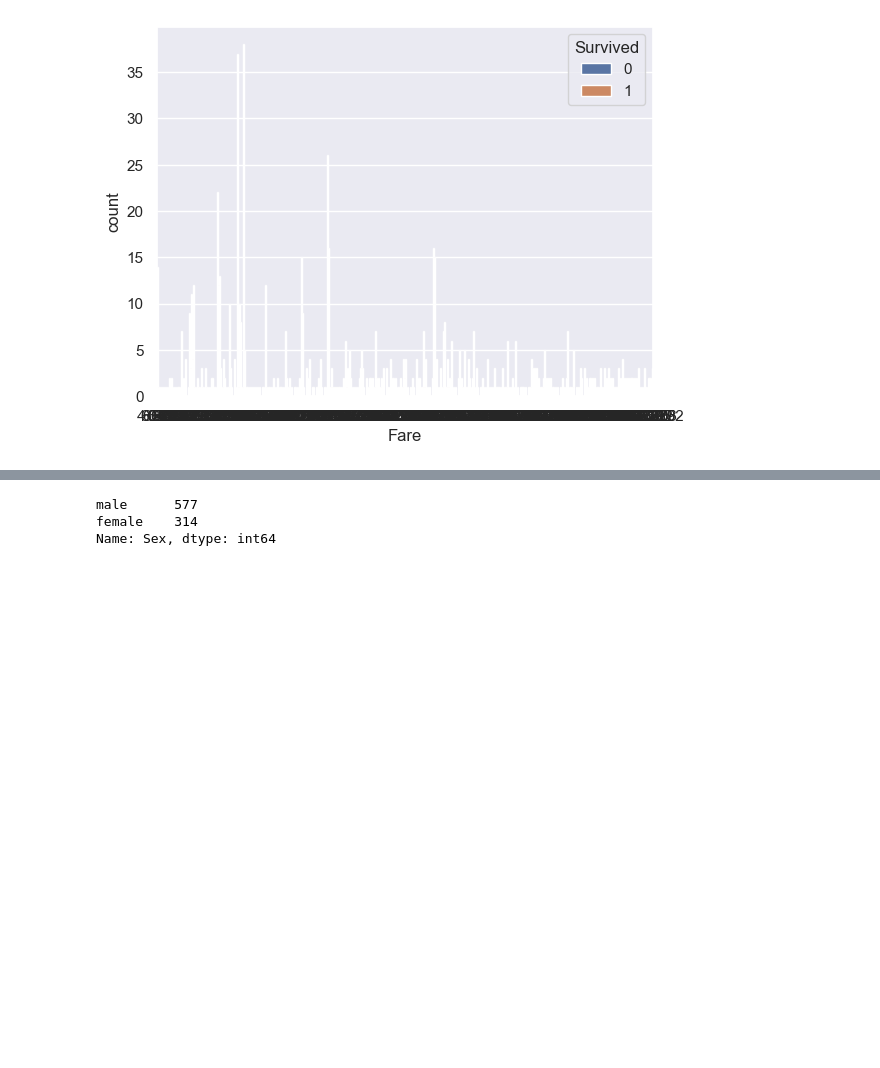
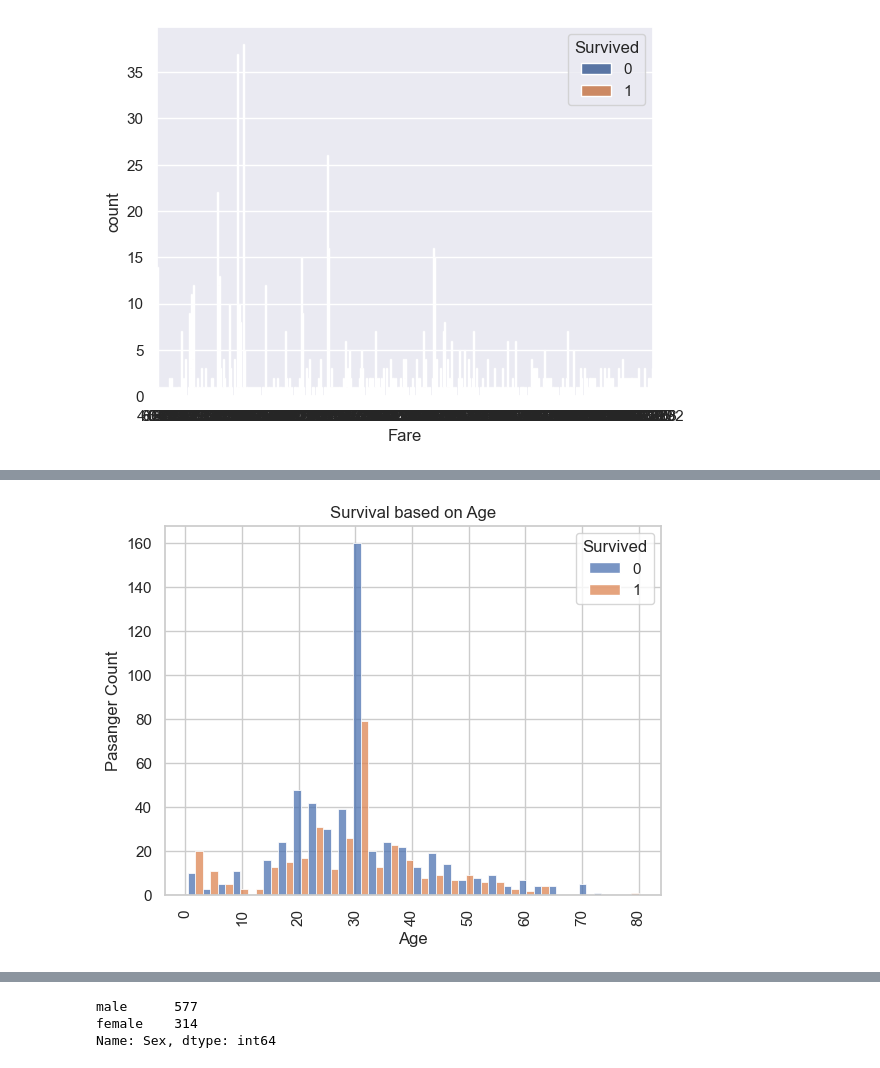
Before and after one commit to as-prateik/TITANIC-SURVIVAL-PREDICTION, a Jupyter notebook: code.ipynb, the cells around one changed output, grey strips where cells are left out. Drawn from its saved outputs; the diff is of its cells as text; code cells hidden in the pictures; blank space fills up the shorter version.

```diff
--- a/code.ipynb
+++ b/code.ipynb
@@ -267,0 +297,10 @@ sns.countplot('Fare', hue='Survived' ,data=df)
+# %%
+sns.set_theme(style="whitegrid")
+sns.histplot( df, x="Age", hue="Survived", multiple="dodge")
+plt.xticks(rotation=90)
+plt.xlabel("Age")
+plt.ylabel("Pasanger Count")
+plt.title("Survival based on Age")
+plt.show()
+# %% [output]
+[figure, added]
```
Also changed, not shown: parts of 10 cells of this notebook.
